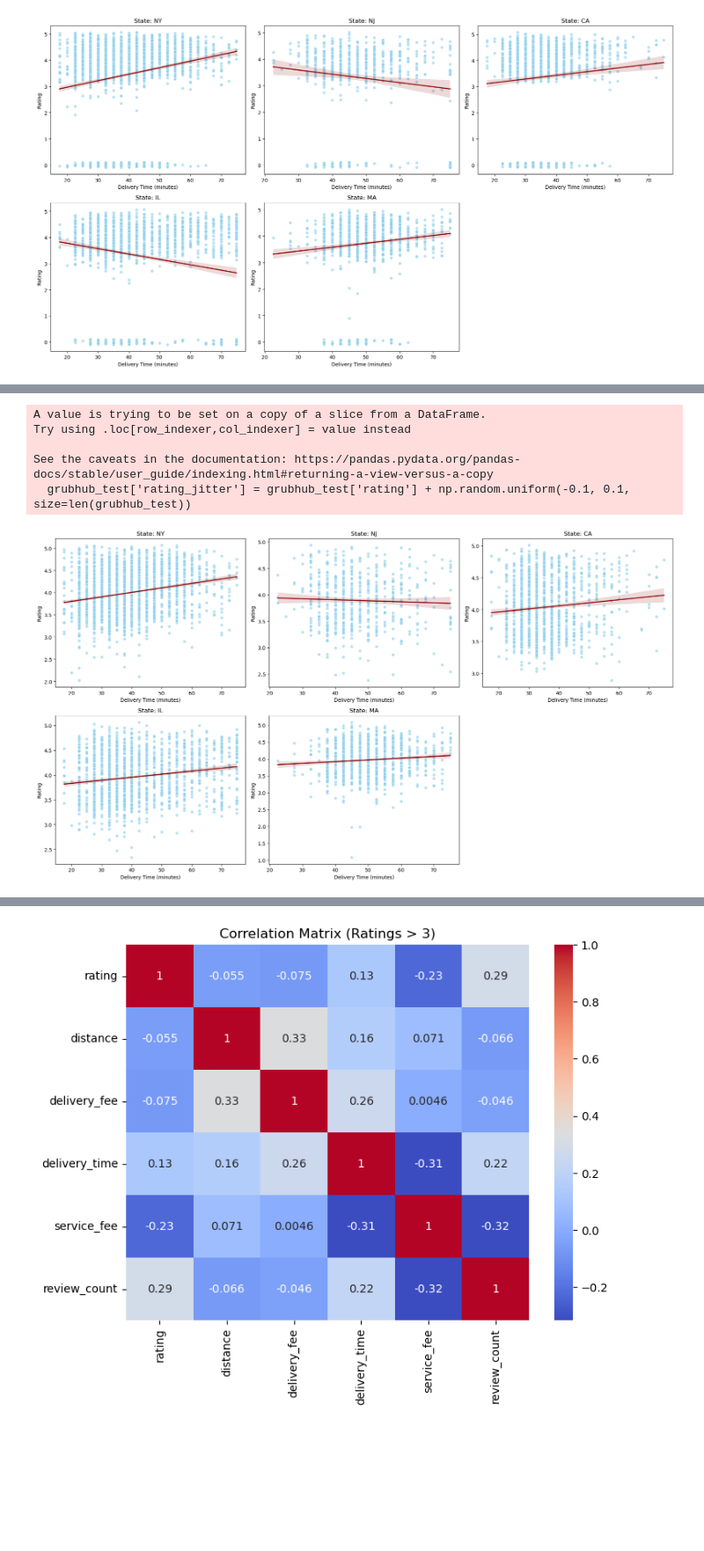
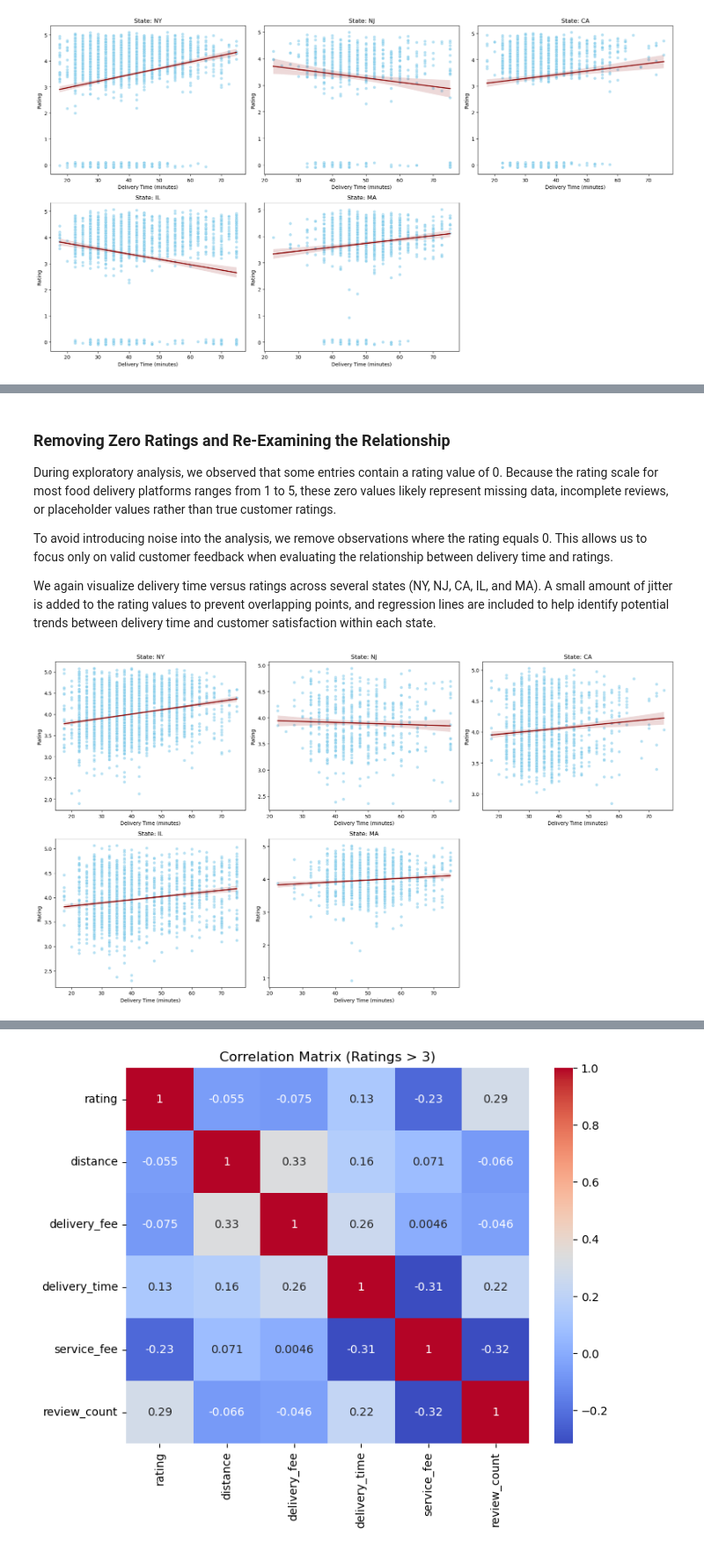
Before and after one commit to COGS108/Group111_WI26, a Jupyter notebook: 02-EDACheckpoint.ipynb, the cells around one changed output, grey strips where cells are left out. Shown at 88% size. Cells and saved outputs as stored; diff of their text form; code cells hidden in the pictures; blank space fills up the shorter version.

```diff
--- a/02-EDACheckpoint.ipynb
+++ b/02-EDACheckpoint.ipynb
@@ -466,8 +481,5 @@ plt.figure(figsize=(10,5))
 # %%
 # Grubhub Plots
-# Add small jitter to ratings if they are discrete (1-5)
-grubhub['rating_jitter'] = grubhub['rating'] + np.random.uniform(-0.1, 0.1, size=len(grubhub))
-
 # Add small jitter to rating if discrete (1-5)
 grubhub['rating_jitter'] = grubhub['rating'] + np.random.uniform(-0.1, 0.1, size=len(grubhub))
 
@@ -532,8 +592,20 @@ plt.show()
+# %% [markdown]
+### Removing Zero Ratings and Re-Examining the Relationship
+
+During exploratory analysis, we observed that some entries contain a rating value of 0. Because the rating scale for most food delivery platforms ranges from 1 to 5, these zero values likely represent missing data, incomplete reviews, or placeholder values rather than true customer ratings.
+
+To avoid introducing noise into the analysis, we remove observations where the rating equals 0. This allows us to focus only on valid customer feedback when evaluating the relationship between delivery time and ratings.
+
+We again visualize delivery time versus ratings across several states (NY, NJ, CA, IL, and MA). A small amount of jitter is added to the rating values to prevent overlapping points, and regression lines are included to help identify potential trends between delivery time and customer satisfaction within each state.
 # %%
 #Grubhub Plot
-grubhub_test['rating_jitter'] = grubhub_test['rating'] + np.random.uniform(-0.1, 0.1, size=len(grubhub_test))
+grubhub_test = grubhub[grubhub['rating'] > 0]#removing ratings with 0 to test for any possible relationship
+grubhub_test = grubhub[grubhub['rating'] > 0]
+subset = grubhub_test.copy()
 
-# States to plot
+subset['rating_jitter'] = subset['rating'] + np.random.uniform(-0.1, 0.1, size=len(subset))
+# grubhub_test['rating_jitter'] = grubhub_test['rating'] + np.random.uniform(-0.1, 0.1, size=len(grubhub_test))
+
 states = ['NY','NJ','CA','IL','MA']
 
 plt.figure(figsize=(18,10))
@@ -541,36 +613,31 @@ plt.figure(figsize=(18,10))
 for i, state in enumerate(states, 1):
     plt.subplot(2,3,i)
     subset = grubhub_test[grubhub_test['state'] == state]
 
     # Scatter
     sns.scatterplot(
         data=subset,
         x='delivery_time',
         y='rating_jitter',
         alpha=0.6,
         color='skyblue'
     )
 
     # Regression line
     sns.regplot(
         data=subset,
         x='delivery_time',
         y='rating_jitter',
         scatter=False,
         color='darkred',
         line_kws={'linewidth':2}
     )
 
     plt.title(f"State: {state}")
     plt.xlabel("Delivery Time (minutes)")
     plt.ylabel("Rating")
 
 plt.tight_layout()
 plt.show()
 # %% [output]
-A value is trying to be set on a copy of a slice from a DataFrame.
-Try using .loc[row_indexer,col_indexer] = value instead
-
-See the caveats in the documentation: https://pandas.pydata.org/pandas-docs/stable/user_guide/indexing.html#returning-a-view-versus-a-copy
-  grubhub_test['rating_jitter'] = grubhub_test['rating'] + np.random.uniform(-0.1, 0.1, size=len(grubhub_test))
-[figure, old version]
+[figure, new version]
```
Also changed, not shown: parts of 57 cells of this notebook.
